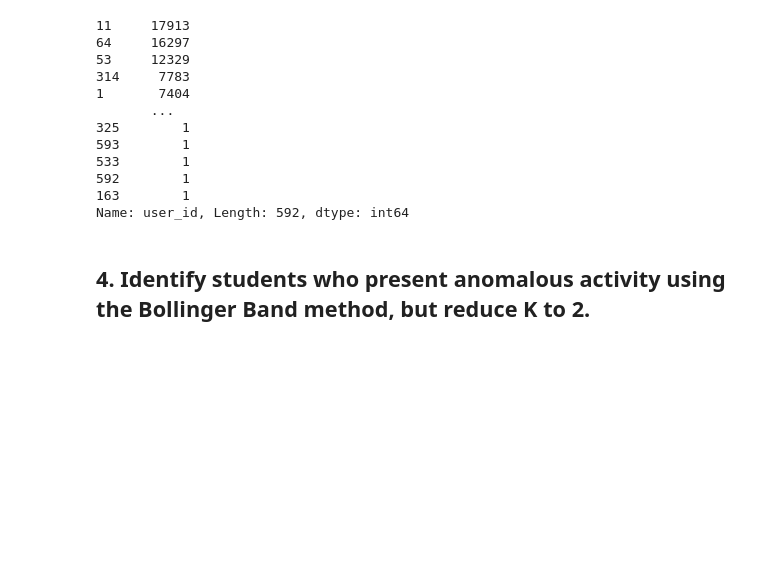
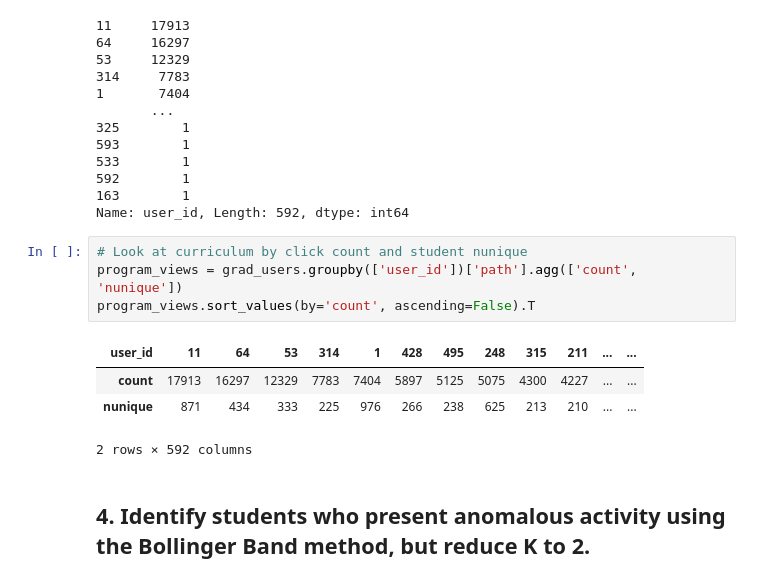
Before and after one commit to QMCBT-JustinEvans/anomaly-detection-exercises, a Jupyter notebook: time_series_anomaly_detection.ipynb, the cells around one changed output. Drawn from its saved outputs; the diff is of its cells as text; blank space fills up the shorter version.

```diff
--- a/time_series_anomaly_detection.ipynb
+++ b/time_series_anomaly_detection.ipynb
@@ -294,5 +388,14 @@ grad_users.user_id.value_counts()
 592        1
 163        1
 Name: user_id, Length: 592, dtype: int64
+# %%
+# Look at curriculum by click count and student nunique
+program_views = grad_users.groupby(['user_id'])['path'].agg(['count', 'nunique'])
+program_views.sort_values(by='count', ascending=False).T
+# %% [output]
+| user_id | 11 | 64 | 53 | 314 | 1 | 428 | 495 | 248 | 315 | 211 | ... | ... |
+| count | 17913 | 16297 | 12329 | 7783 | 7404 | 5897 | 5125 | 5075 | 4300 | 4227 | ... | ... |
+| nunique | 871 | 434 | 333 | 225 | 976 | 266 | 238 | 625 | 213 | 210 | ... | ... |
+2 rows × 592 columns
 # %% [markdown]
 ## 4. Identify students who present anomalous activity using the Bollinger Band method, but reduce K to 2.
```
Also changed, not shown: parts of 19 cells of this notebook.
